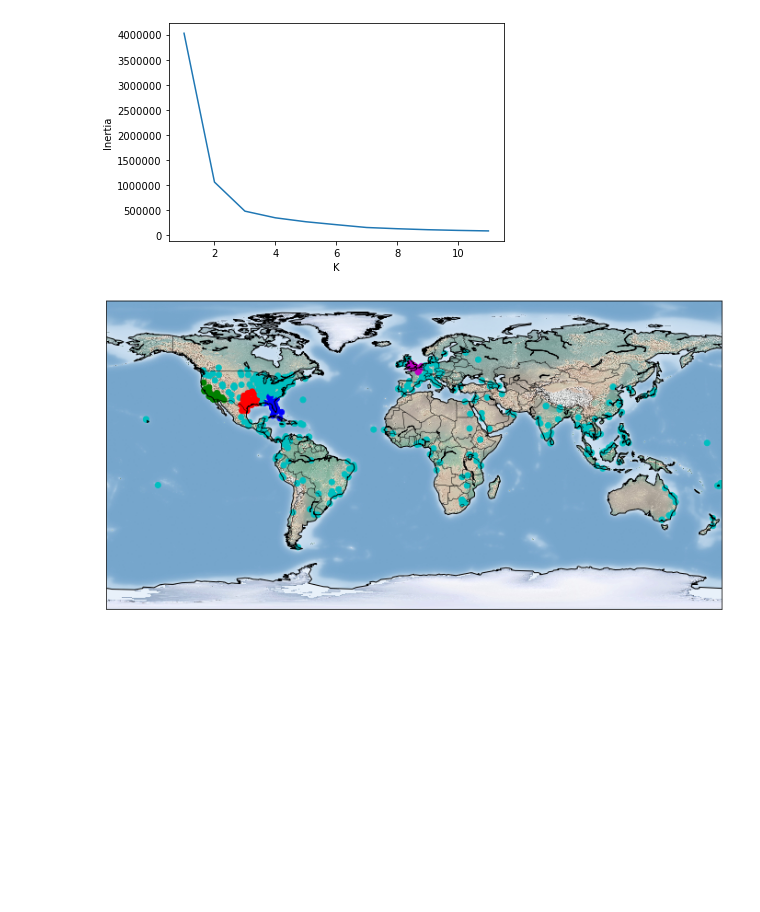
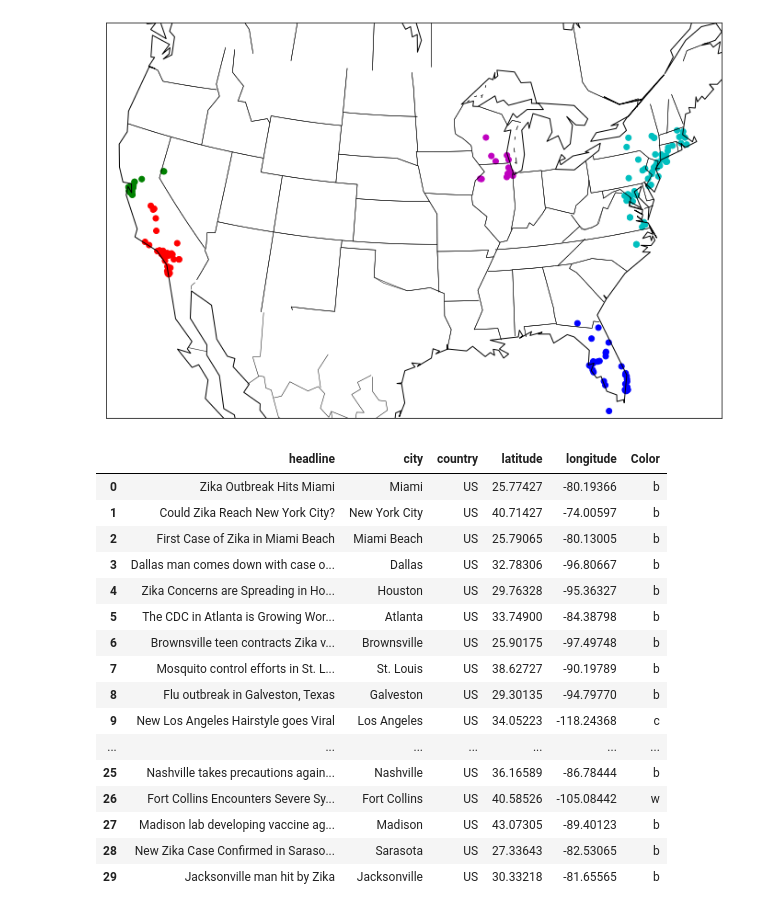
Before and after one commit to pantoniades/discovering_outbreaks, a Jupyter notebook: ex4_discovering_us_pandemics.ipynb, the cells around one changed output. Cells and saved outputs as stored; diff of their text form; code cells hidden in the pictures; blank space fills up the shorter version.

```diff
--- a/ex4_discovering_us_pandemics.ipynb
+++ b/ex4_discovering_us_pandemics.ipynb
@@ -131,7 +131,7 @@ found = 0
 # %%
 for line in open( headlines ):
     tup = le.find_location( unidecode( line.strip() ) )
-    if( tup[3] ):
+    if( tup[2] == 'US' and tup[3] ):
         found += 1
         # only adding found rows
         rows.append( tup )
@@ -147,13 +146,0 @@ Found 611 cities in 650 rows
-# %%
-from sklearn.cluster import KMeans
-
-num_clusters = int( 7 )
-clusters = KMeans(n_clusters= num_clusters )
-
-assigned_clusters = clusters.fit_predict( df[['latitude', 'longitude']] )
-df['Cluster'] = assigned_clusters
-colors = [ 'b', 'c', 'r', 'g', 'm', 'y', 'k', 'w', 'b', 'c' ]
-df['Color'] = [colors[f%len(colors)] for f in df['Cluster']]
-
-print( f"Output with {num_clusters} clusters")
-df.head()
@@ -182,26 +147,45 @@ plt.show()
-# %%
-k_values = range(1, 12)
-inertia_values = [KMeans(k).fit(df[['latitude', 'longitude']]).inertia_
-                  for k in k_values]
-
-plt.plot(k_values, inertia_values)
-plt.xlabel('K')
-plt.ylabel('Inertia')
-plt.show()
-# %% [output]
-[figure, removed]
 # %%
 from sklearn.cluster import DBSCAN
-epsilon = 4
-min_points = 20
+from mpl_toolkits.basemap import Basemap
+import matplotlib.pyplot as plt
+
+map_plotter = Basemap(projection='lcc', lon_0=-95, llcrnrlon=-119,
+                  llcrnrlat=22, urcrnrlon=-64, urcrnrlat=49, lat_1=33,
+                  lat_2=45)
+#us_cities = df[ df['country'] == 'US' ]
+epsilon = 2
+min_points = 12
+colors = [ 'b', 'c', 'r', 'g', 'm', 'y', 'k', 'w' ]
 cluster_model = DBSCAN(eps=epsilon, min_samples=min_points)
 outbreak_clusters = cluster_model.fit_predict( df[['latitude', 'longitude']] )
 outbreak_colors = [colors[cluster] for cluster in outbreak_clusters]
+df['Color'] = outbreak_colors
+
 fig = plt.figure(figsize=(12, 8))
+map_plotter.scatter( list( df['longitude'] ), list( df['latitude']), latlon = True, color = list( df['Color']) )
 map_plotter.drawcoastlines()
-map_plotter.drawcountries()
-map_plotter.shadedrelief()
-map_plotter.scatter(df['longitude'], df['latitude'], color=outbreak_colors)
+map_plotter.drawstates()
+#map_plotter.shadedrelief()
 plt.show()
 # %% [output]
-[figure, old version]
+[figure, new version]
+# %%
+df.head(30)
+# %% [output]
+|  | headline | city | country | latitude | longitude | Color |
+| 0 | Zika Outbreak Hits Miami | Miami | US | 25.77427 | -80.19366 | b |
+| 1 | Could Zika Reach New York City? | New York City | US | 40.71427 | -74.00597 | b |
+| 2 | First Case of Zika in Miami Beach | Miami Beach | US | 25.79065 | -80.13005 | b |
+| 3 | Dallas man comes down with case o... | Dallas | US | 32.78306 | -96.80667 | b |
+| 4 | Zika Concerns are Spreading in Ho... | Houston | US | 29.76328 | -95.36327 | b |
+| 5 | The CDC in Atlanta is Growing Wor... | Atlanta | US | 33.74900 | -84.38798 | b |
+| 6 | Brownsville teen contracts Zika v... | Brownsville | US | 25.90175 | -97.49748 | b |
+| 7 | Mosquito control efforts in St. L... | St. Louis | US | 38.62727 | -90.19789 | b |
+| 8 | Flu outbreak in Galveston, Texas | Galveston | US | 29.30135 | -94.79770 | b |
+| 9 | New Los Angeles Hairstyle goes Viral | Los Angeles | US | 34.05223 | -118.24368 | c |
+| ... | ... | ... | ... | ... | ... | ... |
+| 25 | Nashville takes precautions again... | Nashville | US | 36.16589 | -86.78444 | b |
+| 26 | Fort Collins Encounters Severe Sy... | Fort Collins | US | 40.58526 | -105.08442 | w |
+| 27 | Madison lab developing vaccine ag... | Madison | US | 43.07305 | -89.40123 | b |
+| 28 | New Zika Case Confirmed in Saraso... | Sarasota | US | 27.33643 | -82.53065 | b |
+| 29 | Jacksonville man hit by Zika | Jacksonville | US | 30.33218 | -81.65565 | b |
```
Also changed, not shown: parts of 3 cells of this notebook.
